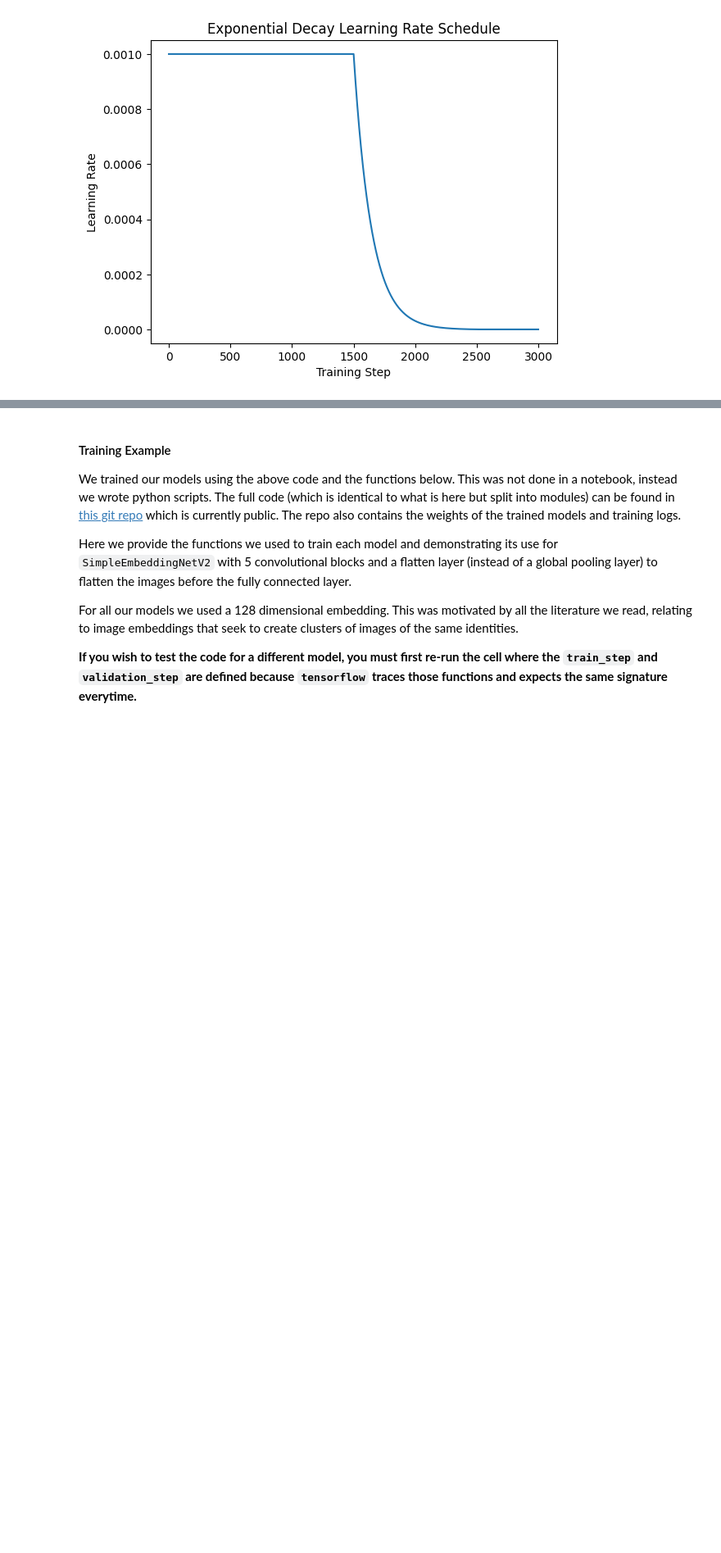
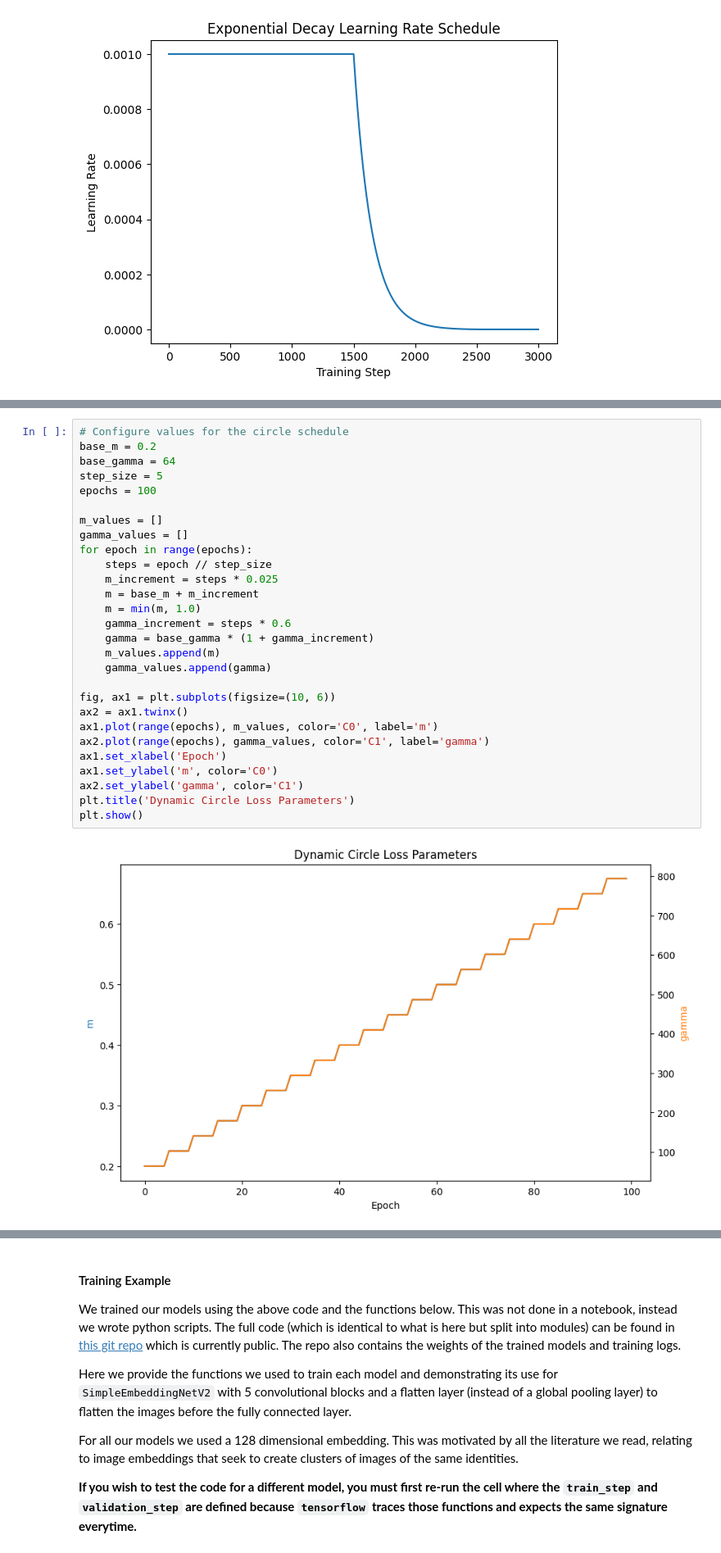
Before and after one commit to ariana-ch/cw1, a Jupyter notebook: CW1/assessment_backup.ipynb, the cells around one changed output, grey strips where cells are left out. Shown at 82% size. Saved outputs shown, nothing was run; the diff lists cells and outputs as text; blank space fills up the shorter version.

```diff
--- a/CW1/assessment_backup.ipynb
+++ b/CW1/assessment_backup.ipynb
@@ -1918,6 +1942,36 @@ def get_path(name, directory, fmt, postfix = '', overwrite: bool = True, mkdir:
     if mkdir:
         path.parent.mkdir(exist_ok=True, parents=True)
     return path
+# %%
+# Configure values for the circle schedule
+base_m = 0.2
+base_gamma = 64
+step_size = 5
+epochs = 100
+
+m_values = []
+gamma_values = []
+for epoch in range(epochs):
+    steps = epoch // step_size
+    m_increment = steps * 0.025
+    m = base_m + m_increment
+    m = min(m, 1.0)
+    gamma_increment = steps * 0.6
+    gamma = base_gamma * (1 + gamma_increment)
+    m_values.append(m)
+    gamma_values.append(gamma)
+
+fig, ax1 = plt.subplots(figsize=(10, 6))
+ax2 = ax1.twinx()
+ax1.plot(range(epochs), m_values, color='C0', label='m')
+ax2.plot(range(epochs), gamma_values, color='C1', label='gamma')
+ax1.set_xlabel('Epoch')
+ax1.set_ylabel('m', color='C0')
+ax2.set_ylabel('gamma', color='C1')
+plt.title('Dynamic Circle Loss Parameters')
+plt.show()
+# %% [output]
+[figure, added]
 # %%
 # ---------------------------------- TRAINING FUNCTION -----------------------------------------
 import time
```
Also changed, not shown: parts of 32 cells of this notebook, 6 other files.
